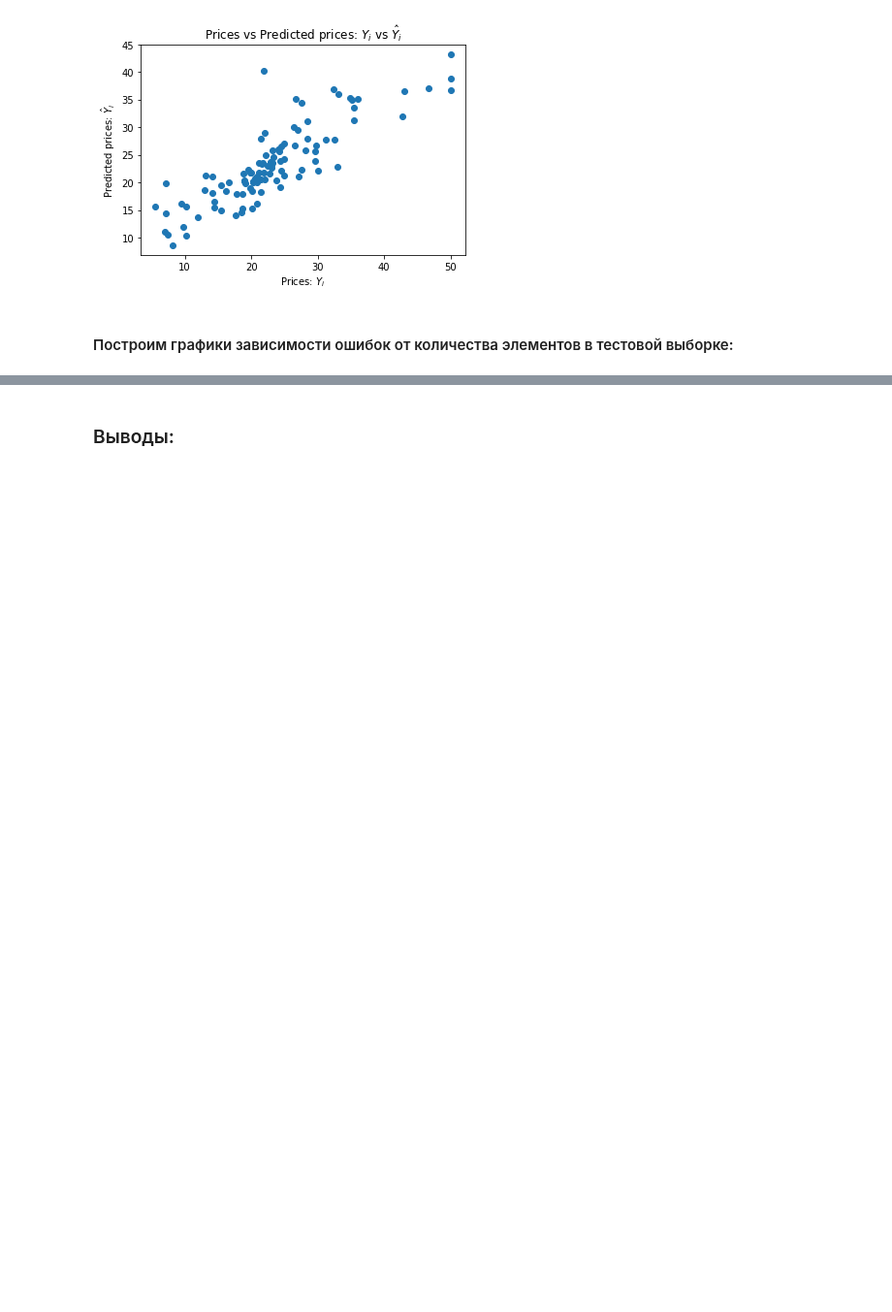
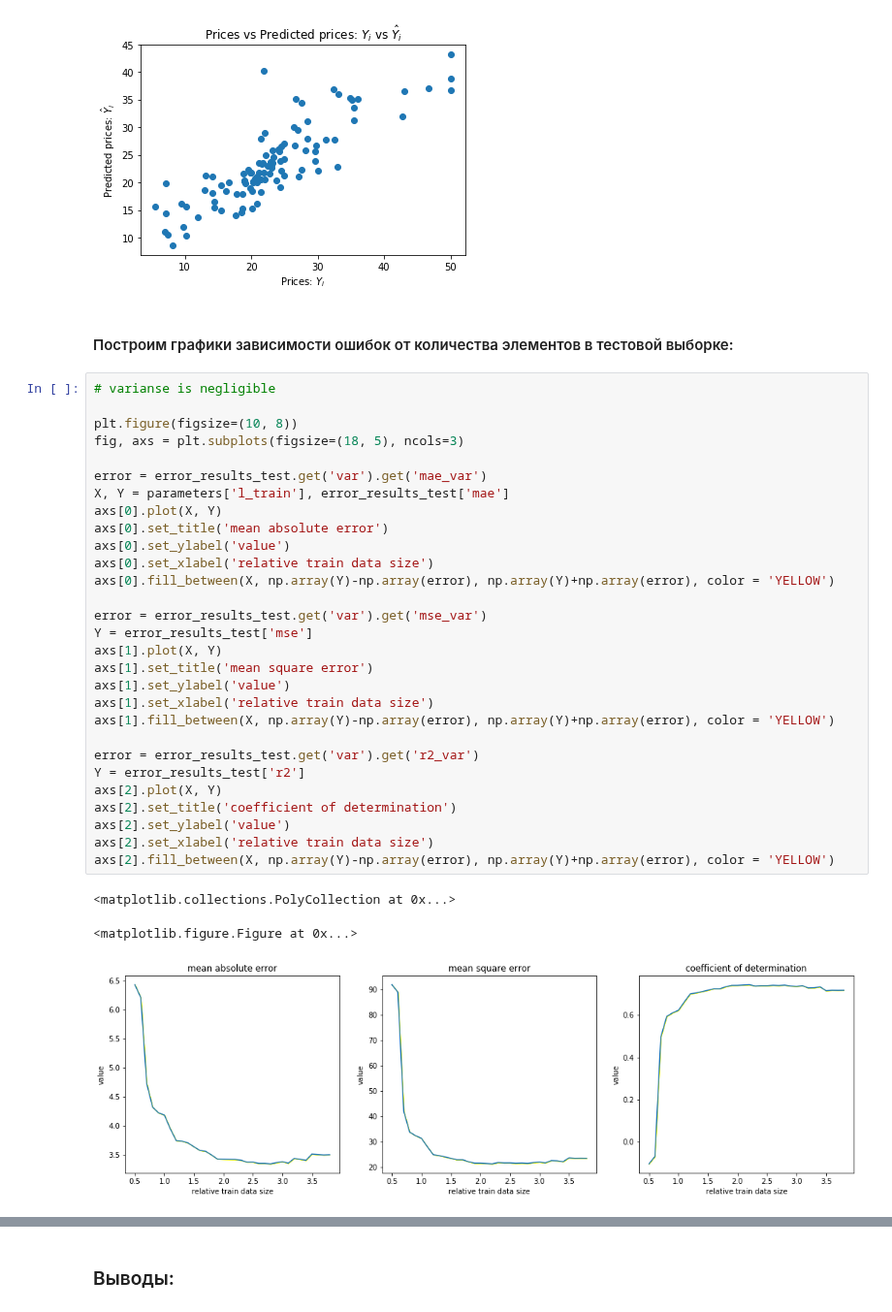
Before and after one commit to Intelligent-Systems-Phystech/StartCode, a Jupyter notebook: Bolobolova2018ProblemHousingPrices/main.ipynb, the cells around one changed output, grey strips where cells are left out. Shown at 97% size. Cells and saved outputs as stored; diff of their text form; blank space fills up the shorter version.

```diff
--- a/Bolobolova2018ProblemHousingPrices/main.ipynb
+++ b/Bolobolova2018ProblemHousingPrices/main.ipynb
@@ -173,3 +224,36 @@ Text(0.5,1,'Prices vs Predicted prices: $Y_i$ vs $\\hat{Y}_i$')
 [figure]
 # %% [markdown]
 #### Построим графики зависимости ошибок от количества  элементов в тестовой выборке:
+# %%
+# varianse is negligible
+
+plt.figure(figsize=(10, 8))
+fig, axs = plt.subplots(figsize=(18, 5), ncols=3)
+
+error = error_results_test.get('var').get('mae_var')
+X, Y = parameters['l_train'], error_results_test['mae']
+axs[0].plot(X, Y)
+axs[0].set_title('mean absolute error')
+axs[0].set_ylabel('value')
+axs[0].set_xlabel('relative train data size')
+axs[0].fill_between(X, np.array(Y)-np.array(error), np.array(Y)+np.array(error), color = 'YELLOW')
+
+error = error_results_test.get('var').get('mse_var')
+Y = error_results_test['mse']
+axs[1].plot(X, Y)
+axs[1].set_title('mean square error')
+axs[1].set_ylabel('value')
+axs[1].set_xlabel('relative train data size')
+axs[1].fill_between(X, np.array(Y)-np.array(error), np.array(Y)+np.array(error), color = 'YELLOW')
+
+error = error_results_test.get('var').get('r2_var')
+Y = error_results_test['r2']
+axs[2].plot(X, Y)
+axs[2].set_title('coefficient of determination')
+axs[2].set_ylabel('value')
+axs[2].set_xlabel('relative train data size')
+axs[2].fill_between(X, np.array(Y)-np.array(error), np.array(Y)+np.array(error), color = 'YELLOW')
+# %% [output]
+<matplotlib.collections.PolyCollection at 0x...>
+<matplotlib.figure.Figure at 0x...>
+[figure, added]
```
Also changed, not shown: parts of 12 cells of this notebook.
